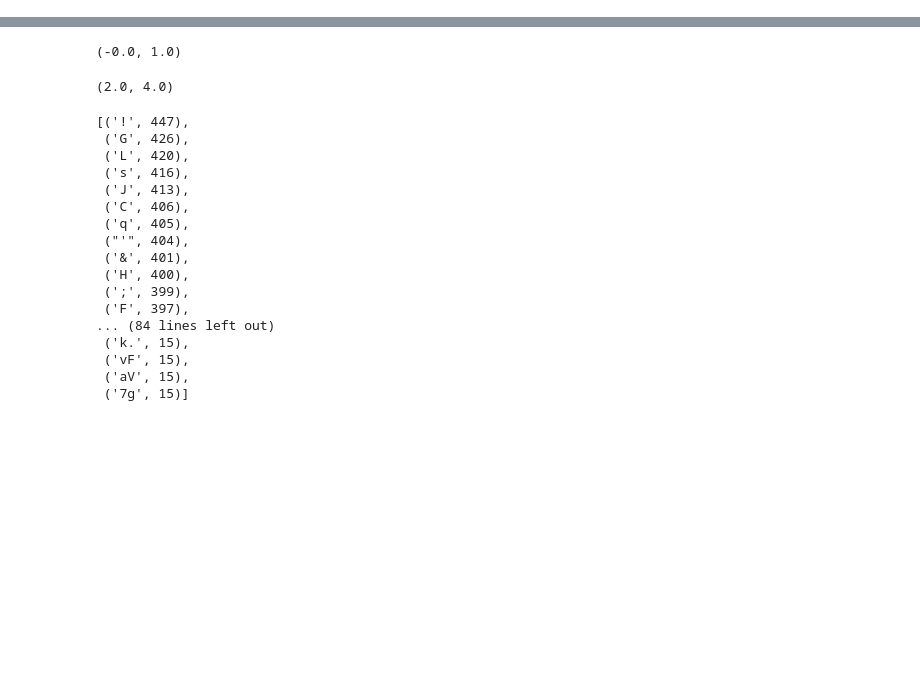
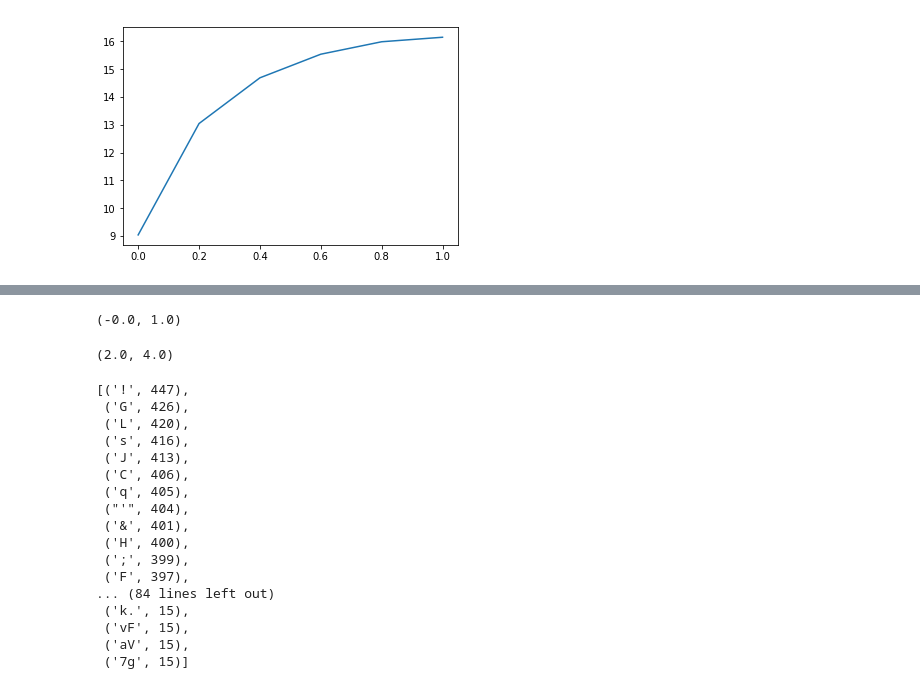
Before and after one commit to darthdeus/npfl097, a Jupyter notebook: NPFL067 Assignment - Exploring Entropy and Language Modeling.ipynb, the cells around one changed output, grey strips where cells are left out. Drawn from its saved outputs; the diff is of its cells as text; code cells hidden in the pictures; blank space fills up the shorter version.

```diff
--- a/NPFL067 Assignment - Exploring Entropy and Language Modeling.ipynb
+++ b/NPFL067 Assignment - Exploring Entropy and Language Modeling.ipynb
@@ -42,0 +127,7 @@ def perturb(text, p):
+# %%
+X = np.arange(0, 1.1, step=0.2)
+ents = [entropy((perturb(text_en, e).split("\n"))) for e in X]
+plt.plot(X, ents)
+plt.show()
+# %% [output]
+[figure, added]
```
Also changed, not shown: parts of 26 cells of this notebook.
